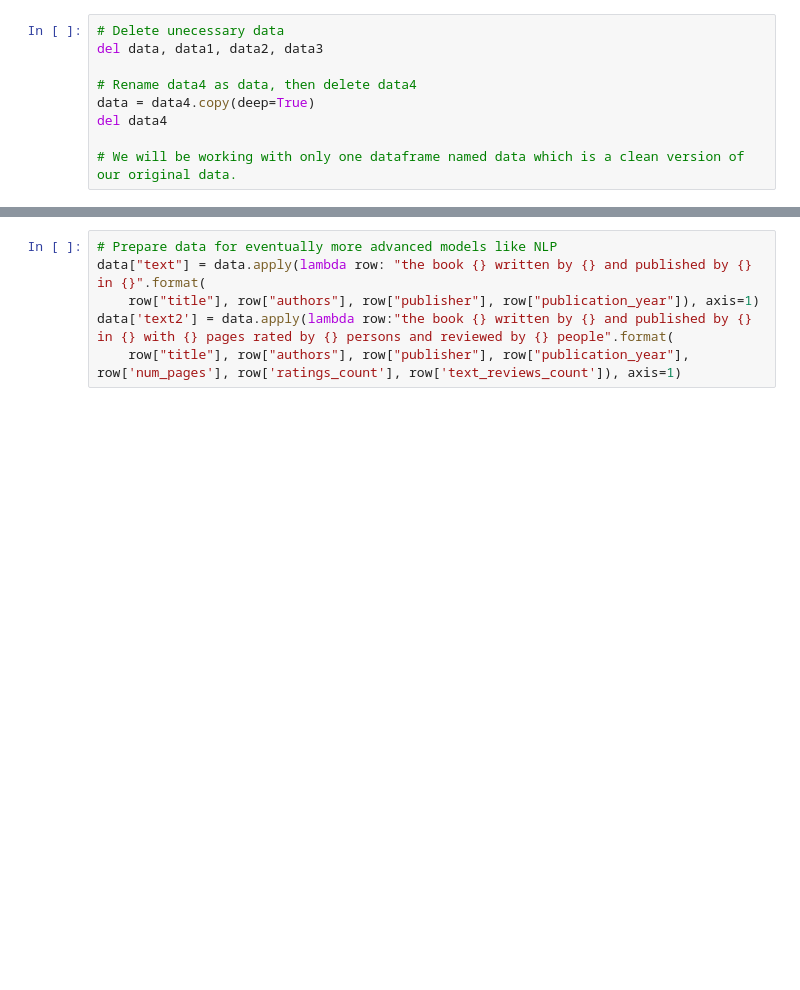
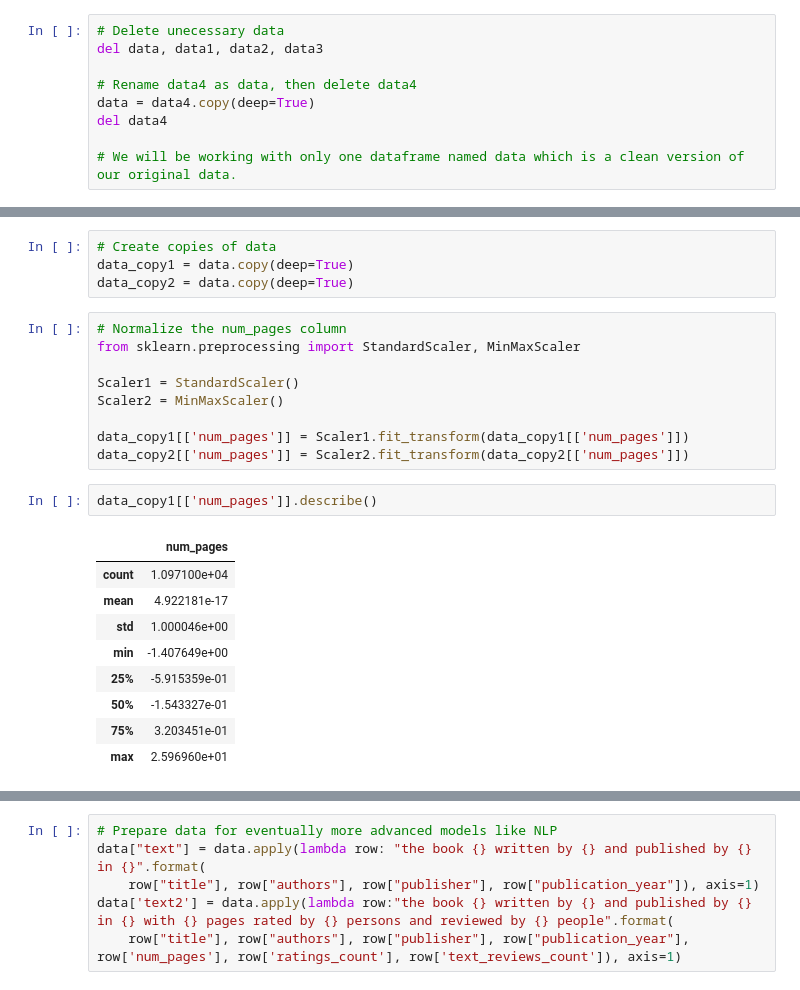
Before and after one commit to databrad/RateMe, a Jupyter notebook: book.ipynb, the cells around one changed output, grey strips where cells are left out. Cells and saved outputs as stored; diff of their text form; blank space fills up the shorter version.

```diff
--- a/book.ipynb
+++ b/book.ipynb
@@ -321,0 +315,25 @@ data.head()
+# %%
+# Create copies of data
+data_copy1 = data.copy(deep=True)
+data_copy2 = data.copy(deep=True)
+# %%
+# Normalize the num_pages column
+from sklearn.preprocessing import StandardScaler, MinMaxScaler
+
+Scaler1 = StandardScaler()
+Scaler2 = MinMaxScaler()
+
+data_copy1[['num_pages']] = Scaler1.fit_transform(data_copy1[['num_pages']])
+data_copy2[['num_pages']] = Scaler2.fit_transform(data_copy2[['num_pages']])
+# %%
+data_copy1[['num_pages']].describe()
+# %% [output]
+|  | num_pages |
+| count | 1.097100e+04 |
+| mean | 4.922181e-17 |
+| std | 1.000046e+00 |
+| min | -1.407649e+00 |
+| 25% | -5.915359e-01 |
+| 50% | -1.543327e-01 |
+| 75% | 3.203451e-01 |
+| max | 2.596960e+01 |
```
Also changed, not shown: parts of 25 cells of this notebook.
